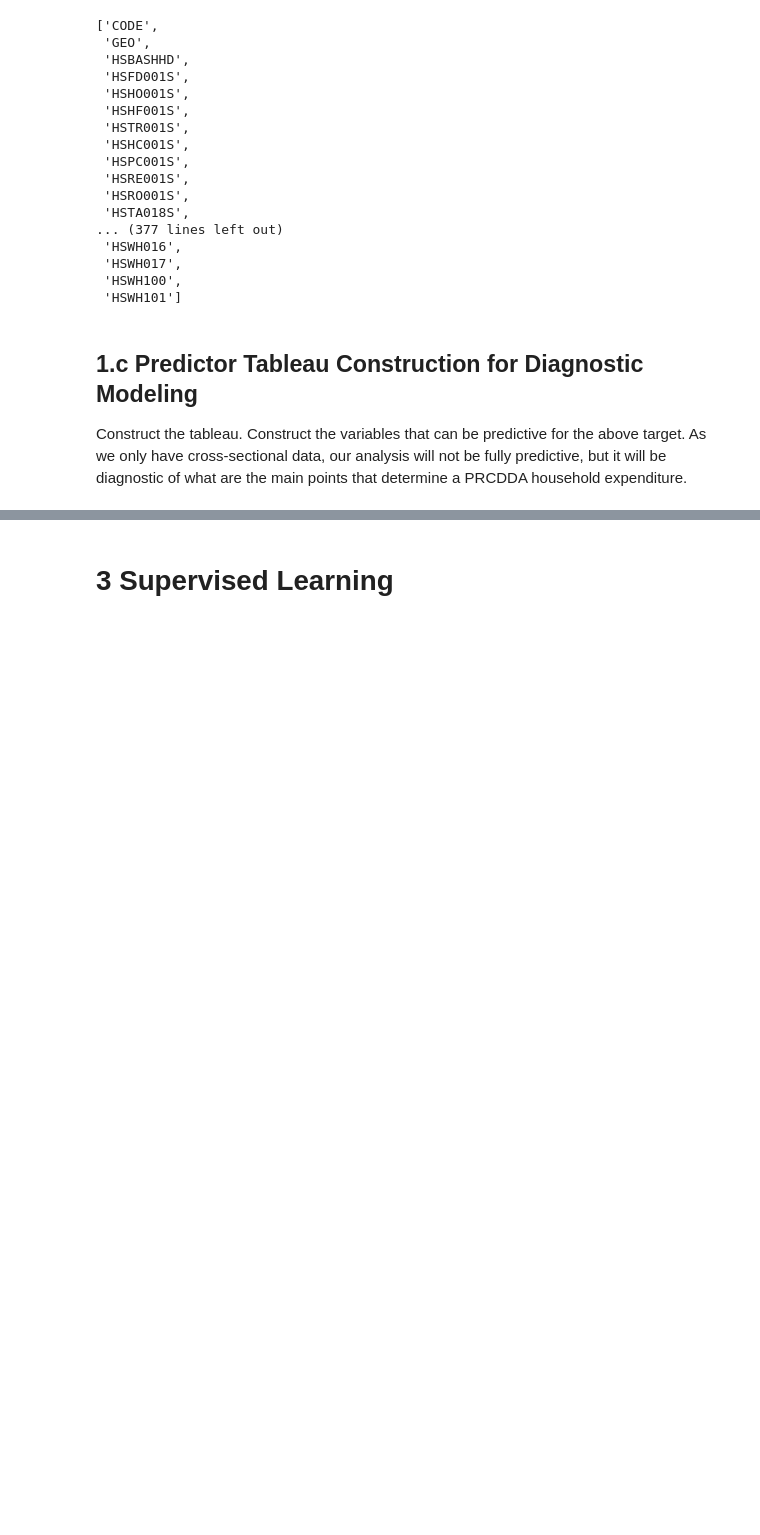
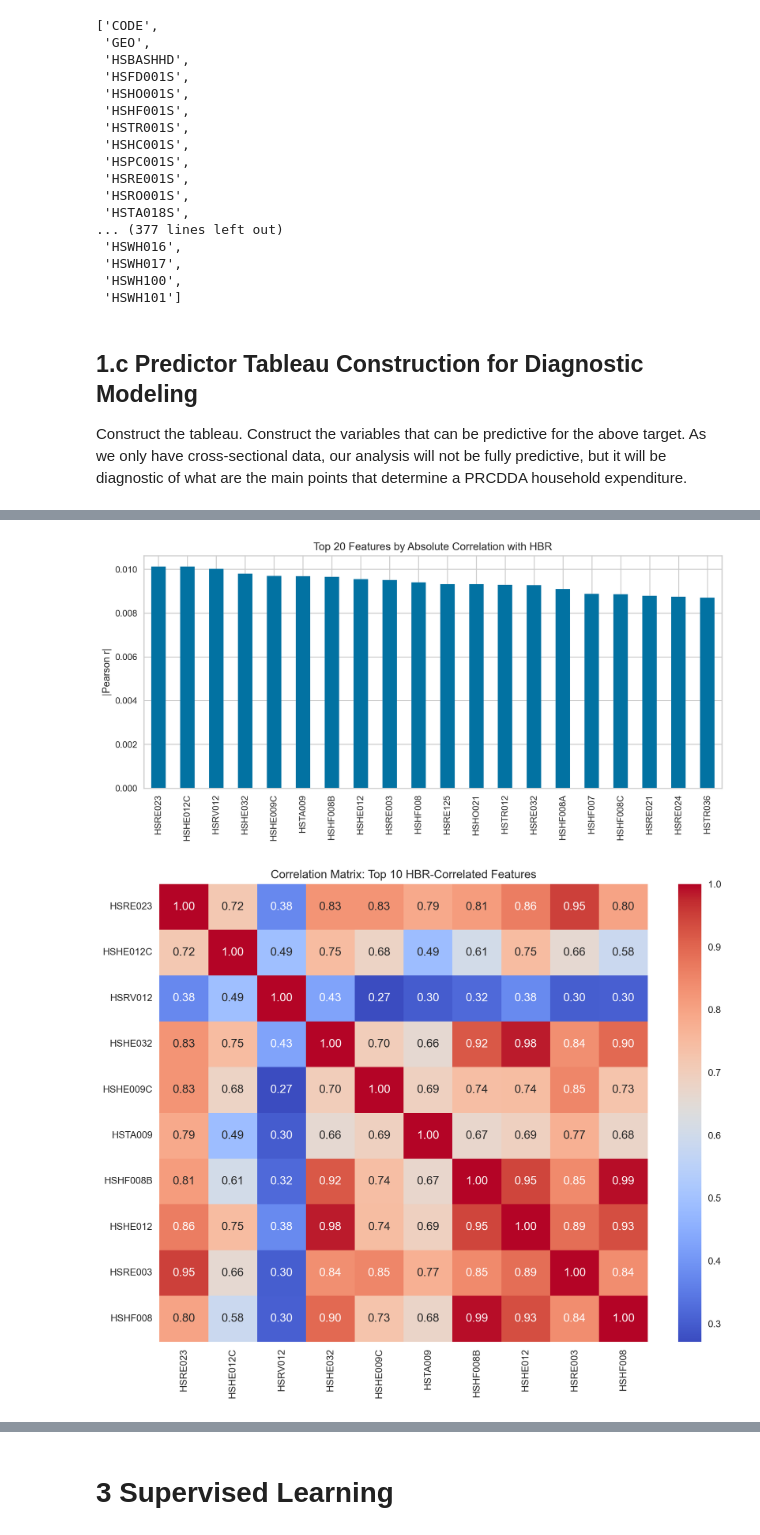
Before and after one commit to PhilippMayorov/UG39_Group_Project, a Jupyter notebook: CAD_household_analysis.ipynb, the cells around one changed output, grey strips where cells are left out. Cells and saved outputs as stored; diff of their text form; code cells hidden in the pictures; blank space fills up the shorter version.

```diff
--- a/CAD_household_analysis.ipynb
+++ b/CAD_household_analysis.ipynb
@@ -401,0 +469,22 @@ shape: (57_936, 319)
+# %%
+# 2a.vi — Top correlates bar chart
+corr_series = X_train_df.corrwith(pd.Series(y_train, name='HBR')).abs().sort_values(ascending=False)
+top20 = corr_series.head(20)
+
+plt.figure(figsize=(10, 5))
+top20.plot(kind='bar')
+plt.title('Top 20 Features by Absolute Correlation with HBR')
+plt.ylabel('|Pearson r|')
+plt.tight_layout()
+plt.show()
+
+# Additional viz: correlation heatmap of top 10 features
+top10_cols = top20.head(10).index.tolist()
+plt.figure(figsize=(10, 8))
+sns.heatmap(X_train_df[top10_cols].corr(), annot=True, fmt='.2f', cmap='coolwarm')
+plt.title('Correlation Matrix: Top 10 HBR-Correlated Features')
+plt.tight_layout()
+plt.show()
+# %% [output]
+[figure, added]
+[figure, added]
```
Also changed, not shown: parts of 28 cells of this notebook.
